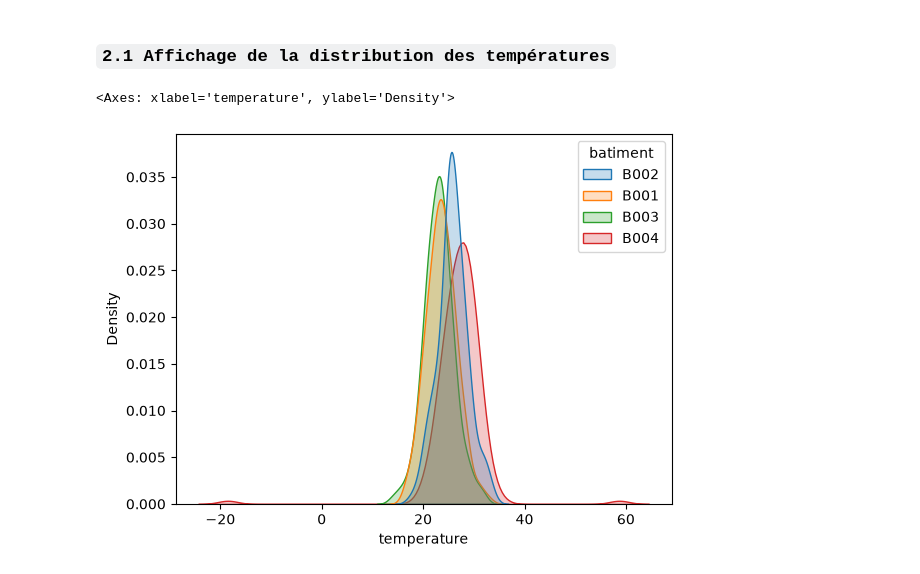
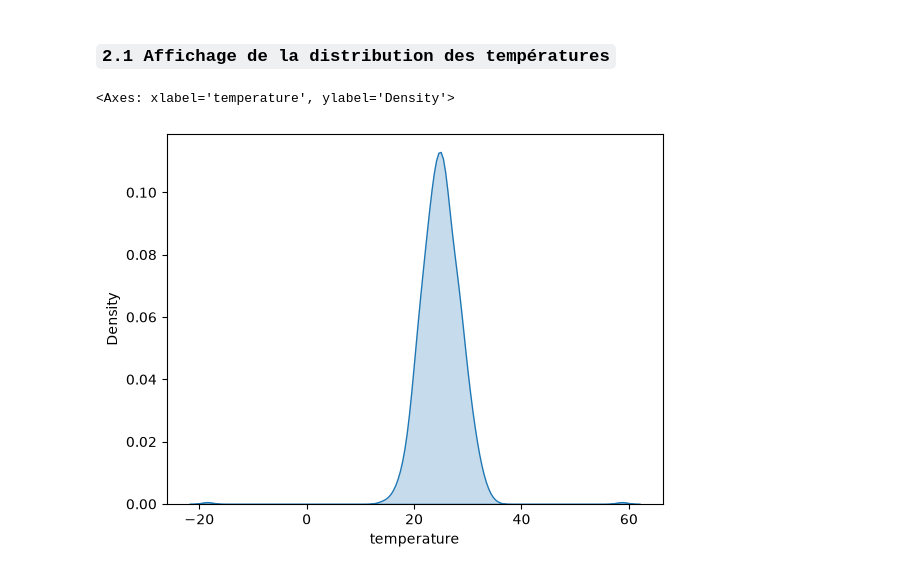
Before and after one commit to Alassanee/atelier_seaborn_iot, a Jupyter notebook: notebooks/atelier_seaborn_iot.ipynb, the cells around one changed output. Saved outputs shown, nothing was run; the diff lists cells and outputs as text; code cells hidden in the pictures.

Commit message:
Partie 2 – Distribution d'une variable avec kdeplot(): suite

```diff
--- a/notebooks/atelier_seaborn_iot.ipynb
+++ b/notebooks/atelier_seaborn_iot.ipynb
@@ -173,7 +173,7 @@ sns.displot(data=df, x='temperature', col='batiment', kind="hist", col_wrap=3)
 # %% [markdown]
 ### `2.1 Affichage de la distribution des températures`
 # %%
-sns.kdeplot(data=df, x="temperature", hue="batiment", fill=True )
+sns.kdeplot(data=df, x="temperature", fill=True )
 # %% [output]
 <Axes: xlabel='temperature', ylabel='Density'>
-[figure, old version]
+[figure, new version]
```
Also changed, not shown: parts of 4 cells of this notebook.
